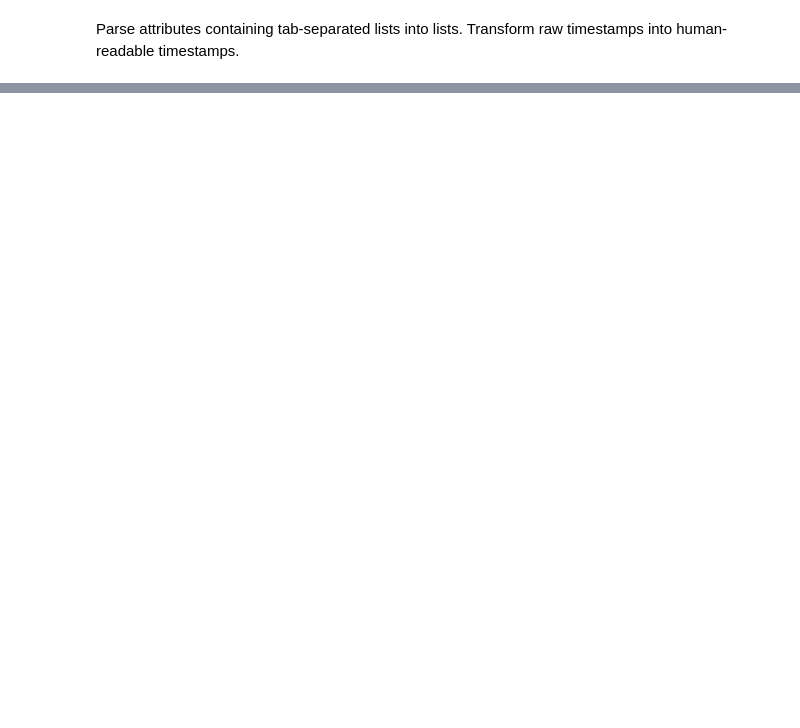
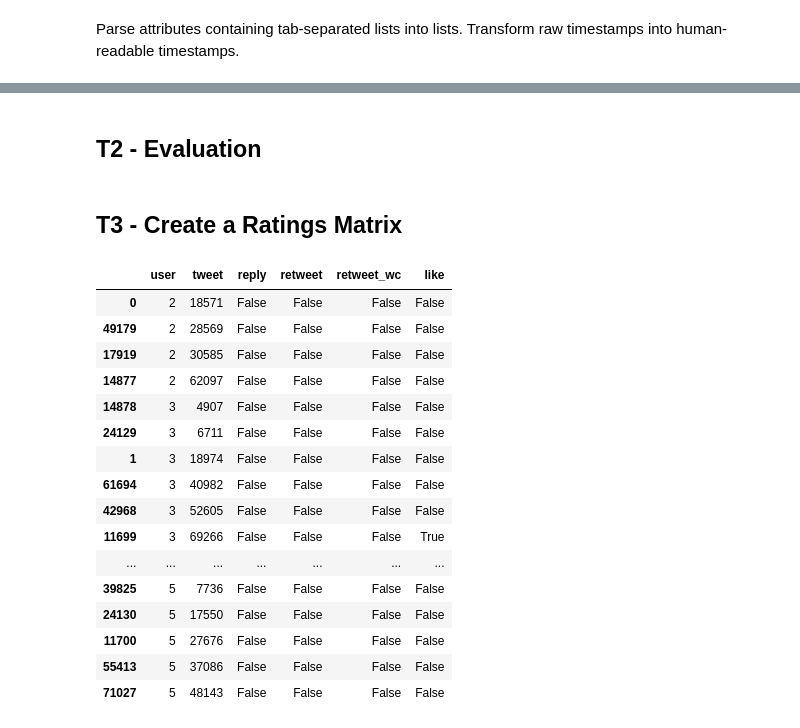
Before and after one commit to gander-a/Recsys_Group6, a Jupyter notebook: Armin/Recsys_challenge_CollaborativeFiltering_approach.ipynb, the cells around one changed output, grey strips where cells are left out. Cells and saved outputs as stored; diff of their text form; code cells hidden in the pictures; blank space fills up the shorter version.

```diff
--- a/process.ipynb
+++ b/Armin/Recsys_challenge_CollaborativeFiltering_approach.ipynb
@@ -6,3 +4,6 @@ file = 'training_sample.tsv'
+# %%
+file = 'training_sample_by_user.tsv'
+#file = 'training_sample_by_tweet.tsv'
 # %%
 column_names = ["text_tokens", "hashtags", "tweet_id", "present_media", "present_links", "present_domains",\
                 "tweet_type", "language", "tweet_timestamp", "engaged_with_user_id", "engaged_with_user_follower_count",\
@@ -55,0 +67,2 @@ display(df.head())
+# %% [markdown]
+## T2 - Evaluation
@@ -55,0 +89,2 @@ display(df.head())
+# %% [markdown]
+## T3 - Create a Ratings Matrix
@@ -55,0 +93,48 @@ display(df.head())
+# %%
+unique_user_ids = df['engaging_user_id'].append(df['engaged_with_user_id']).unique()
+unique_user_ids.sort()
+
+unique_tweet_ids = df['tweet_id'].unique()
+unique_tweet_ids.sort()
+
+m = len(unique_user_ids)
+n = len(unique_tweet_ids)
+
+userId_to_userIDX = dict(zip(unique_user_ids, range(m)))
+userIDX_to_userId = dict(zip(range(m), unique_user_ids))
+
+tweetId_to_tweetIDX = dict(zip(unique_tweet_ids, range(n)))
+tweetIDX_to_tweetId = dict(zip(range(n), unique_tweet_ids))
+# %%
+cols = ['tweet_id', 'engaging_user_id', 'reply_timestamp', 'retweet_timestamp',
+       'retweet_with_comment_timestamp', 'like_timestamp']
+
+r_df = pd.concat([df['engaging_user_id'].map(userId_to_userIDX),
+                  df['tweet_id'].map(tweetId_to_tweetIDX),
+                  df['reply_timestamp'].notnull(),
+                  df['retweet_timestamp'].notnull(),
+                  df['retweet_with_comment_timestamp'].notnull(),
+                  df['like_timestamp'].notnull()], axis = 1)
+
+r_df.columns = ['user', 'tweet', 'reply', 'retweet', 'retweet_wc', 'like']
+r_df.sort_values(['user', 'tweet'], inplace = True)
+
+r_df.head(n = 20)
+# %% [output]
+|  | user | tweet | reply | retweet | retweet_wc | like |
+| 0 | 2 | 18571 | False | False | False | False |
+| 49179 | 2 | 28569 | False | False | False | False |
+| 17919 | 2 | 30585 | False | False | False | False |
+| 14877 | 2 | 62097 | False | False | False | False |
+| 14878 | 3 | 4907 | False | False | False | False |
+| 24129 | 3 | 6711 | False | False | False | False |
+| 1 | 3 | 18974 | False | False | False | False |
+| 61694 | 3 | 40982 | False | False | False | False |
+| 42968 | 3 | 52605 | False | False | False | False |
+| 11699 | 3 | 69266 | False | False | False | True |
+| ... | ... | ... | ... | ... | ... | ... |
+| 39825 | 5 | 7736 | False | False | False | False |
+| 24130 | 5 | 17550 | False | False | False | False |
+| 11700 | 5 | 27676 | False | False | False | False |
+| 55413 | 5 | 37086 | False | False | False | False |
+| 71027 | 5 | 48143 | False | False | False | False |
```
Also changed, not shown: parts of 24 cells of this notebook, 16 other files.
